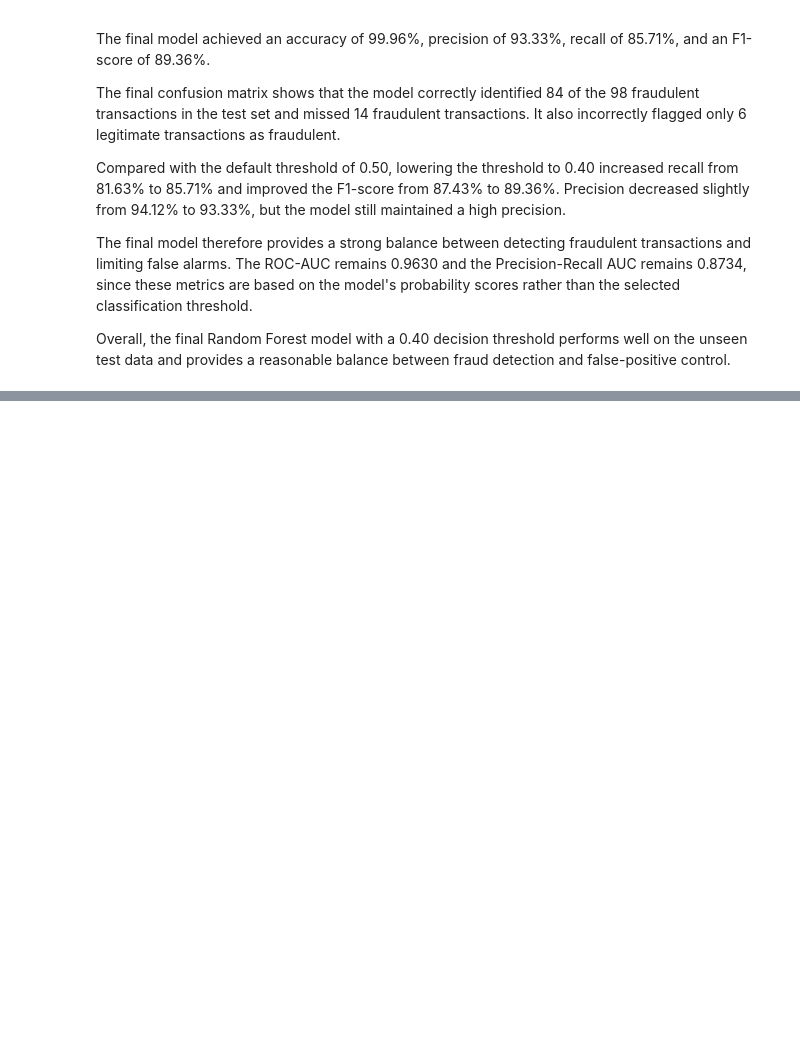
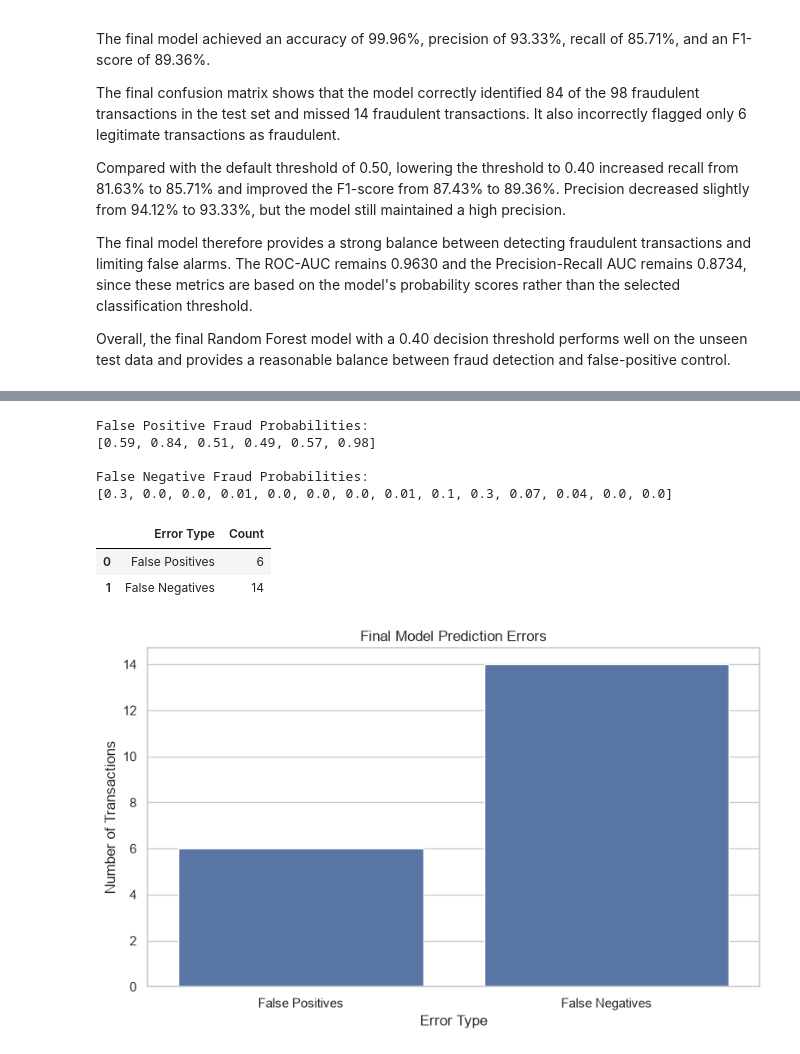
Before and after one commit to humairathameem/FraudGuard-Credit-Card-Fraud-Detection, a Jupyter notebook: Notebooks/Credit_card_fraud_detection.ipynb, the cells around one changed output, grey strips where cells are left out. Drawn from its saved outputs; the diff is of its cells as text; code cells hidden in the pictures; blank space fills up the shorter version.

Commit message:
Completed Project Fraud Guard

```diff
--- a/Notebooks/Credit_card_fraud_detection.ipynb
+++ b/Notebooks/Credit_card_fraud_detection.ipynb
@@ -2455,0 +2919,51 @@ Overall, the final Random Forest model with a 0.40 decision threshold performs w
+# %%
+# Display the probability ranges of the two error types
+
+print("False Positive Fraud Probabilities:")
+print(false_positives["Fraud_Probability"].round(4).to_list())
+
+print("\nFalse Negative Fraud Probabilities:")
+print(false_negatives["Fraud_Probability"].round(4).to_list())
+# %% [output]
+False Positive Fraud Probabilities:
+[0.59, 0.84, 0.51, 0.49, 0.57, 0.98]
+
+False Negative Fraud Probabilities:
+[0.3, 0.0, 0.0, 0.01, 0.0, 0.0, 0.0, 0.01, 0.1, 0.3, 0.07, 0.04, 0.0, 0.0]
+# %%
+# Create a small summary of the final model's errors
+error_summary = pd.DataFrame({
+    "Error Type": [
+        "False Positives",
+        "False Negatives"
+    ],
+    "Count": [
+        len(false_positives),
+        len(false_negatives)
+    ]
+})
+
+display(error_summary)
+# %% [output]
+|  | Error Type | Count |
+| 0 | False Positives | 6 |
+| 1 | False Negatives | 14 |
+# %%
+# Visualize the number of false positives and false negatives
+
+plt.figure(figsize=(8, 5))
+
+sns.barplot(
+    data=error_summary,
+    x="Error Type",
+    y="Count"
+)
+
+plt.title("Final Model Prediction Errors")
+plt.xlabel("Error Type")
+plt.ylabel("Number of Transactions")
+
+plt.tight_layout()
+plt.show()
+# %% [output]
+[figure, added]
```
Also changed, not shown: parts of 66 cells of this notebook, 33 other files.
